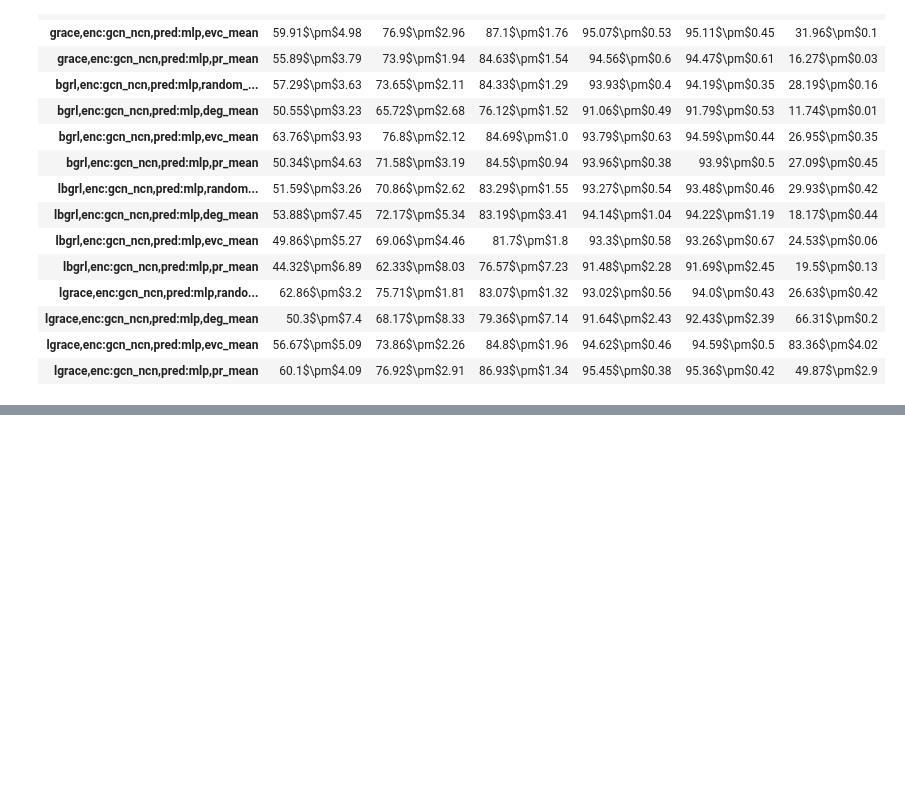
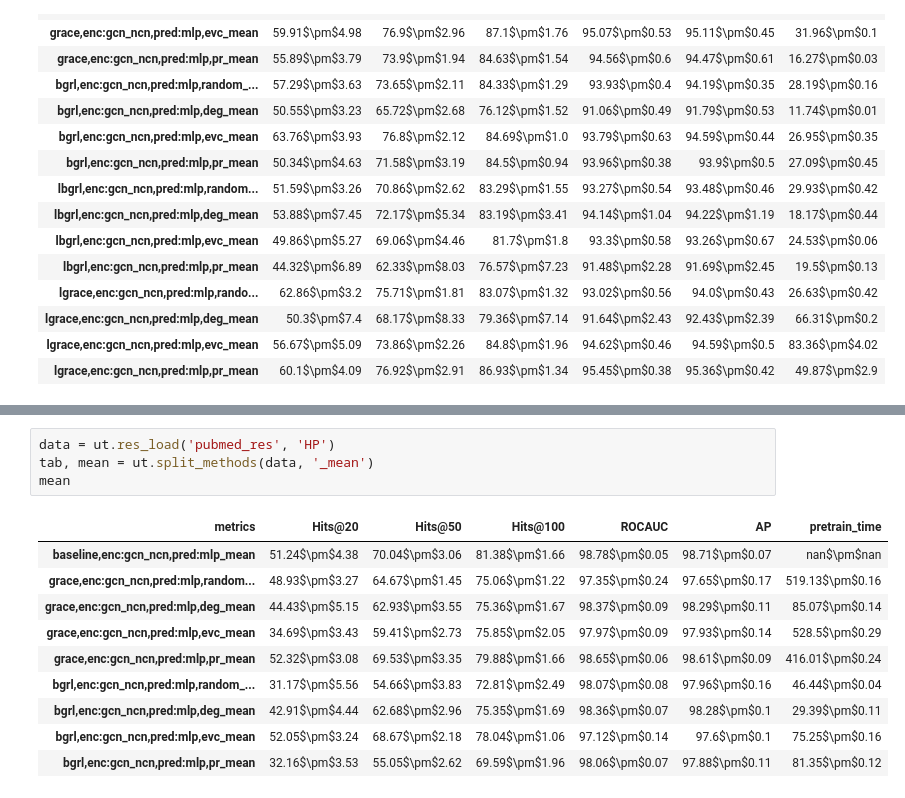
Before and after one commit to valentincuzin/GCL-Link-Prediction, a Jupyter notebook: New/output/HP_analysis.ipynb, the cells around one changed output, grey strips where cells are left out. Cells and saved outputs as stored; diff of their text form; blank space fills up the shorter version.

```diff
--- a/New/output/HP_analysis.ipynb
+++ b/New/output/HP_analysis.ipynb
@@ -25,0 +49,15 @@ mean
+# %%
+data = ut.res_load('pubmed_res', 'HP')
+tab, mean = ut.split_methods(data, '_mean')
+mean
+# %% [output]
+| metrics | Hits@20 | Hits@50 | Hits@100 | ROCAUC | AP | pretrain_time |
+| baseline,enc:gcn_ncn,pred:mlp_mean | 51.24$\pm$4.38 | 70.04$\pm$3.06 | 81.38$\pm$1.66 | 98.78$\pm$0.05 | 98.71$\pm$0.07 | nan$\pm$nan |
+| grace,enc:gcn_ncn,pred:mlp,random... | 48.93$\pm$3.27 | 64.67$\pm$1.45 | 75.06$\pm$1.22 | 97.35$\pm$0.24 | 97.65$\pm$0.17 | 519.13$\pm$0.16 |
+| grace,enc:gcn_ncn,pred:mlp,deg_mean | 44.43$\pm$5.15 | 62.93$\pm$3.55 | 75.36$\pm$1.67 | 98.37$\pm$0.09 | 98.29$\pm$0.11 | 85.07$\pm$0.14 |
+| grace,enc:gcn_ncn,pred:mlp,evc_mean | 34.69$\pm$3.43 | 59.41$\pm$2.73 | 75.85$\pm$2.05 | 97.97$\pm$0.09 | 97.93$\pm$0.14 | 528.5$\pm$0.29 |
+| grace,enc:gcn_ncn,pred:mlp,pr_mean | 52.32$\pm$3.08 | 69.53$\pm$3.35 | 79.88$\pm$1.66 | 98.65$\pm$0.06 | 98.61$\pm$0.09 | 416.01$\pm$0.24 |
+| bgrl,enc:gcn_ncn,pred:mlp,random_... | 31.17$\pm$5.56 | 54.66$\pm$3.83 | 72.81$\pm$2.49 | 98.07$\pm$0.08 | 97.96$\pm$0.16 | 46.44$\pm$0.04 |
+| bgrl,enc:gcn_ncn,pred:mlp,deg_mean | 42.91$\pm$4.44 | 62.68$\pm$2.96 | 75.35$\pm$1.69 | 98.36$\pm$0.07 | 98.28$\pm$0.1 | 29.39$\pm$0.11 |
+| bgrl,enc:gcn_ncn,pred:mlp,evc_mean | 52.05$\pm$3.24 | 68.67$\pm$2.18 | 78.04$\pm$1.06 | 97.12$\pm$0.14 | 97.6$\pm$0.1 | 75.25$\pm$0.16 |
+| bgrl,enc:gcn_ncn,pred:mlp,pr_mean | 32.16$\pm$3.53 | 55.05$\pm$2.62 | 69.59$\pm$1.96 | 98.06$\pm$0.07 | 97.88$\pm$0.11 | 81.35$\pm$0.12 |
```
Also changed, not shown: parts of 2 cells of this notebook, 2 other files.
